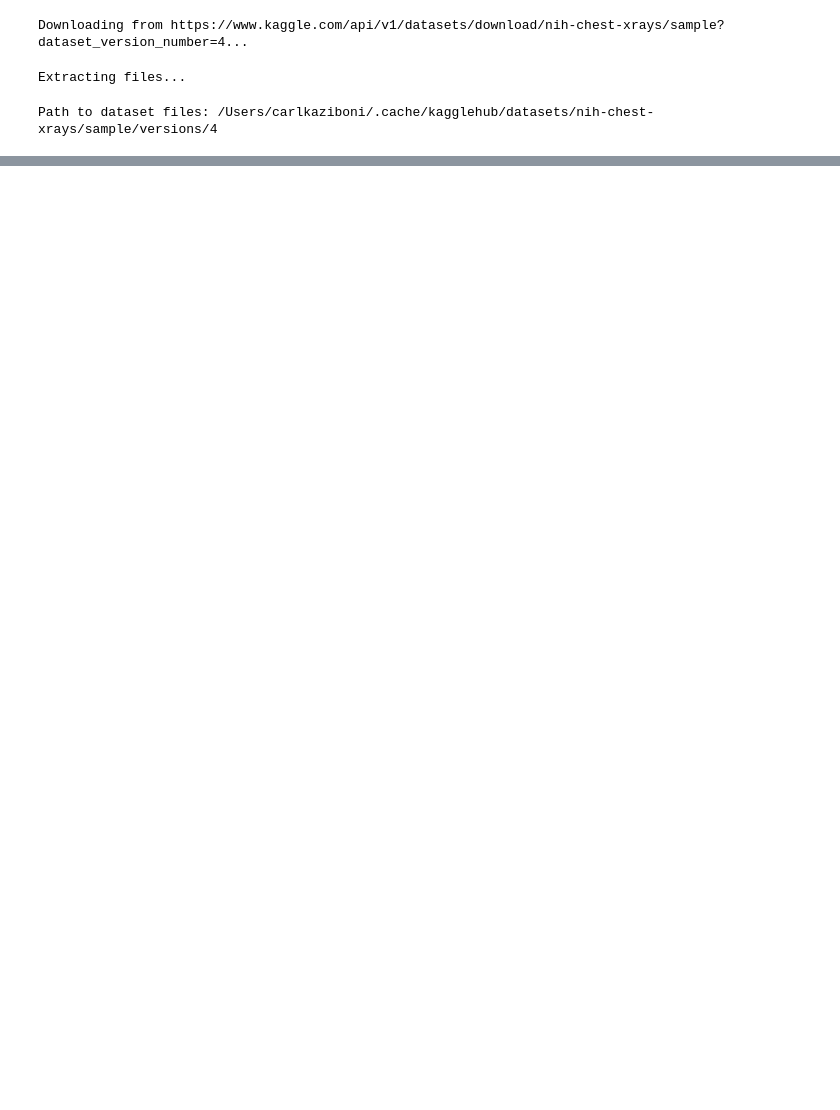
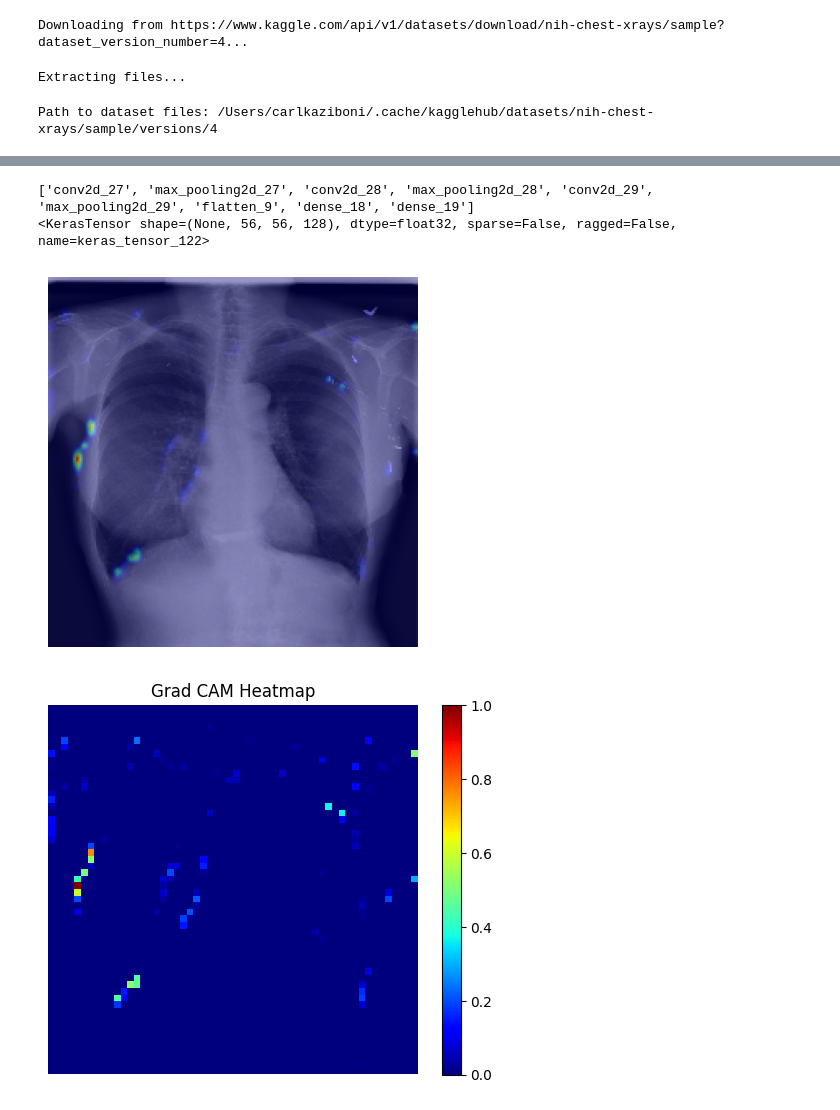
Before and after one commit to carlkaziboni/XrayDetection, a Jupyter notebook: training.ipynb, the cells around one changed output, grey strips where cells are left out. Cells and saved outputs as stored; diff of their text form; code cells hidden in the pictures; blank space fills up the shorter version.

Commit message:
Compiled models, contains keras grad cam visualization

```diff
--- a/training.ipynb
+++ b/training.ipynb
@@ -18,0 +22,4 @@ import pandas as pd
+# %%
+# Load sample labels
+labels = pd.read_csv(os.path.join("sample", "sample_labels.csv"))
+labels
@@ -18,0 +329,29 @@ import pandas as pd
+# %%
+def display_heatmap(heatmap, img_array, alpha=0.4):
+    """
+    Overlay the Grad-CAM heatmap on the original image and display it.
+
+    Args:
+        heatmap (np.ndarray): Heatmap to overlay (2D array).
+        img_array (np.ndarray): Original image array (batch of 1).
+        alpha (float): Transparency factor for the overlay.
+    """
+    # Ensure image is in uint8 format and shape (H, W, 3)
+    img = img_array[0]
+    if img.max() <= 1.0:
+        img = (img * 255).astype(np.uint8)
+    else:
+        img = img.astype(np.uint8)
+
+    # Resize heatmap to match image size
+    heatmap_resized = cv2.resize(heatmap, (img.shape[1], img.shape[0]))
+    heatmap_resized = np.uint8(255 * heatmap_resized)
+    heatmap_color = cv2.applyColorMap(heatmap_resized, cv2.COLORMAP_JET)
+
+    # Overlay heatmap on image
+    superimposed_img = cv2.addWeighted(img, 1 - alpha, heatmap_color, alpha, 0)
+
+    # Display
+    plt.imshow(cv2.cvtColor(superimposed_img, cv2.COLOR_BGR2RGB))
+    plt.axis('off')
+    plt.show()
@@ -18,0 +395,19 @@ import pandas as pd
+# %%
+print([layer.name for layer in model.layers])
+print(model.get_layer('conv2d_29').output)
+# %% [output]
+['conv2d_27', 'max_pooling2d_27', 'conv2d_28', 'max_pooling2d_28', 'conv2d_29', 'max_pooling2d_29', 'flatten_9', 'dense_18', 'dense_19']
+<KerasTensor shape=(None, 56, 56, 128), dtype=float32, sparse=False, ragged=False, name=keras_tensor_122>
+# %%
+layer_name = 'conv2d_29'
+heatmap = get_grad_cam_heatmap(model, sample_img_array, layer_name)
+display_heatmap(heatmap, sample_img_array)
+
+plt.imshow(heatmap, cmap='jet')
+plt.colorbar()
+plt.title('Grad CAM Heatmap')
+plt.axis('off')
+plt.show()
+# %% [output]
+[figure, added]
+[figure, added]
```
Also changed, not shown: parts of 14 cells of this notebook, 1 other file.
